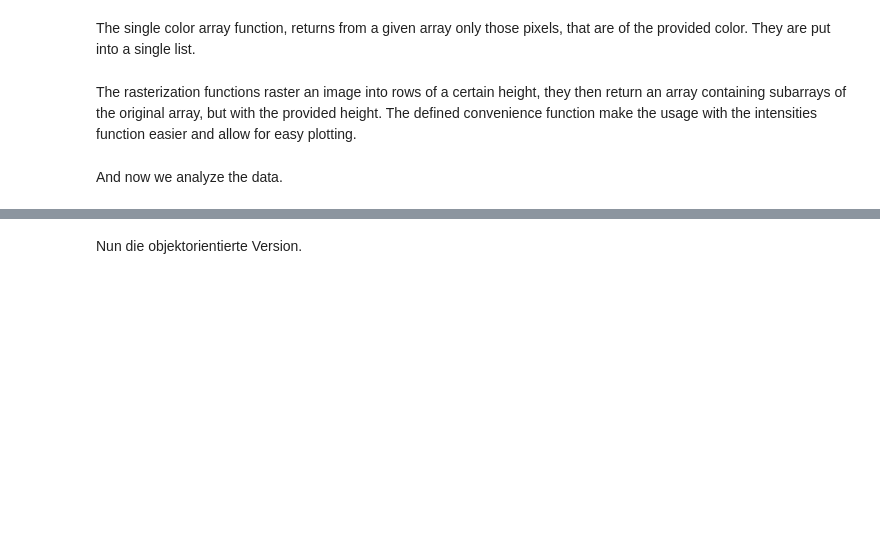
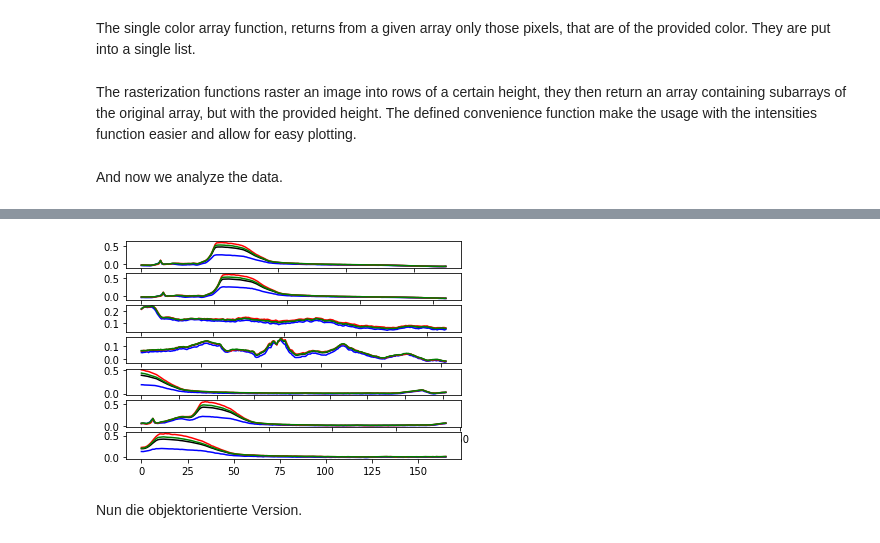
Before and after one commit to biotungsten/diffusion-analysis, a Jupyter notebook: src/AnalysisDiffusionTortenguss.ipynb, the cells around one changed output, grey strips where cells are left out. Cells and saved outputs as stored; diff of their text form; code cells hidden in the pictures; blank space fills up the shorter version.

```diff
--- a/src/AnalysisDiffusionTortenguss.ipynb
+++ b/src/AnalysisDiffusionTortenguss.ipynb
@@ -137,3 +140,7 @@ plotFor("181015")
+# %%
+plotKeys(["181015","181600", "184358", "184438", "184734", "192135", "194705"])
+# %% [output]
+[figure, added]
 # %% [markdown]
 Nun die objektorientierte Version.
 # %%
```
Also changed, not shown: parts of 2 cells of this notebook.
